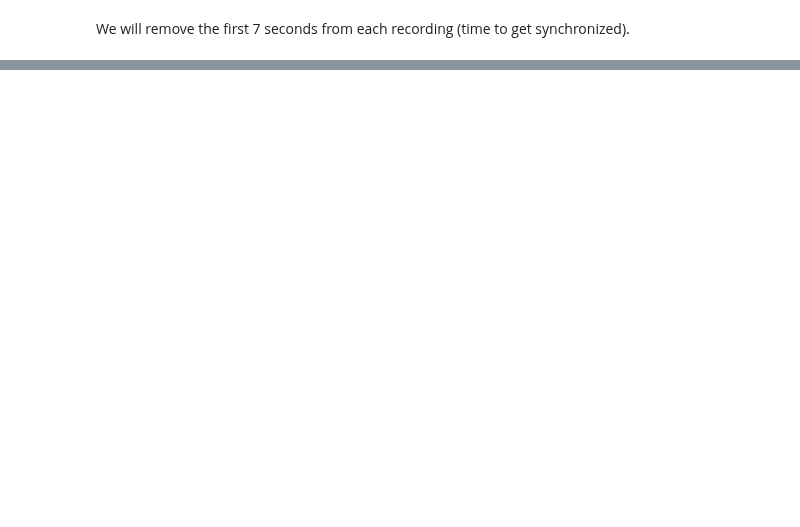
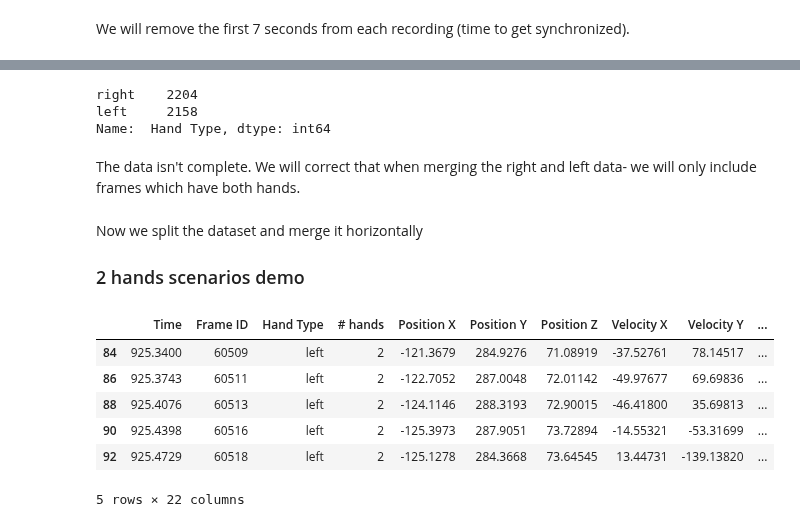
Before and after one commit to oridarshan/data-visualization-project, a Jupyter notebook: Hands Classification.ipynb, the cells around one changed output, grey strips where cells are left out. Saved outputs shown, nothing was run; the diff lists cells and outputs as text; code cells hidden in the pictures; blank space fills up the shorter version.

```diff
--- a/Hands Classification.ipynb
+++ b/Hands Classification.ipynb
@@ -102,0 +232,4 @@ length before reduce: 8885
+# %%
+# the dataframe we will demonstrate on
+demo=sync.copy()
+demo.head()
@@ -102,0 +244,23 @@ length before reduce: 8885
+# %%
+demo[' Hand Type'].value_counts()
+# %% [output]
+right    2204
+left     2158
+Name:  Hand Type, dtype: int64
+# %% [markdown]
+The data isn't complete. We will correct that when merging the right and left data- we will only include frames which have both hands.
+# %% [markdown]
+Now we split the dataset and merge it horizontally
+### 2 hands scenarios demo
+# %%
+demo_left=demo[demo[' Hand Type']=='left']
+demo_right=demo[demo[' Hand Type']=='right']
+demo_left.head()
+# %% [output]
+|  | Time | Frame ID | Hand Type | # hands | Position X | Position Y | Position Z | Velocity X | Velocity Y | ... |
+| 84 | 925.3400 | 60509 | left | 2 | -121.3679 | 284.9276 | 71.08919 | -37.52761 | 78.14517 | ... |
+| 86 | 925.3743 | 60511 | left | 2 | -122.7052 | 287.0048 | 72.01142 | -49.97677 | 69.69836 | ... |
+| 88 | 925.4076 | 60513 | left | 2 | -124.1146 | 288.3193 | 72.90015 | -46.41800 | 35.69813 | ... |
+| 90 | 925.4398 | 60516 | left | 2 | -125.3973 | 287.9051 | 73.72894 | -14.55321 | -53.31699 | ... |
+| 92 | 925.4729 | 60518 | left | 2 | -125.1278 | 284.3668 | 73.64545 | 13.44731 | -139.13820 | ... |
+5 rows × 22 columns
```
Also changed, not shown: parts of 37 cells of this notebook.
